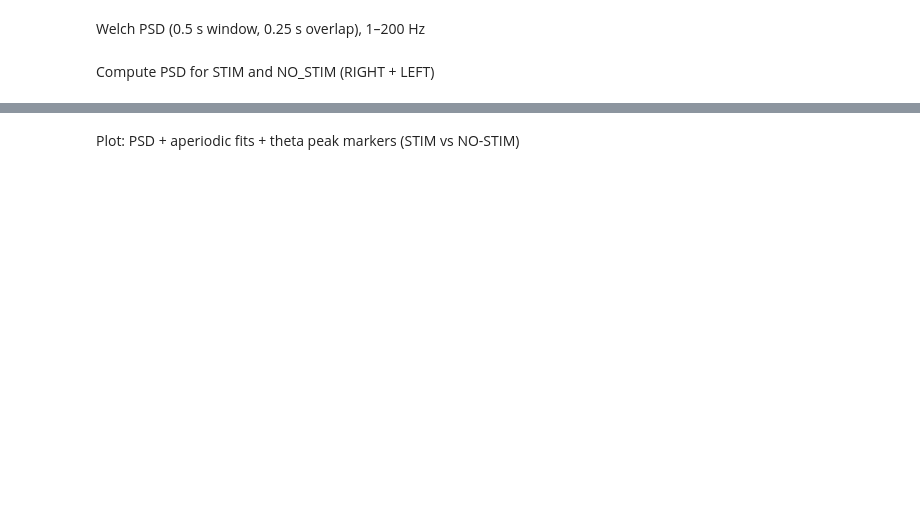
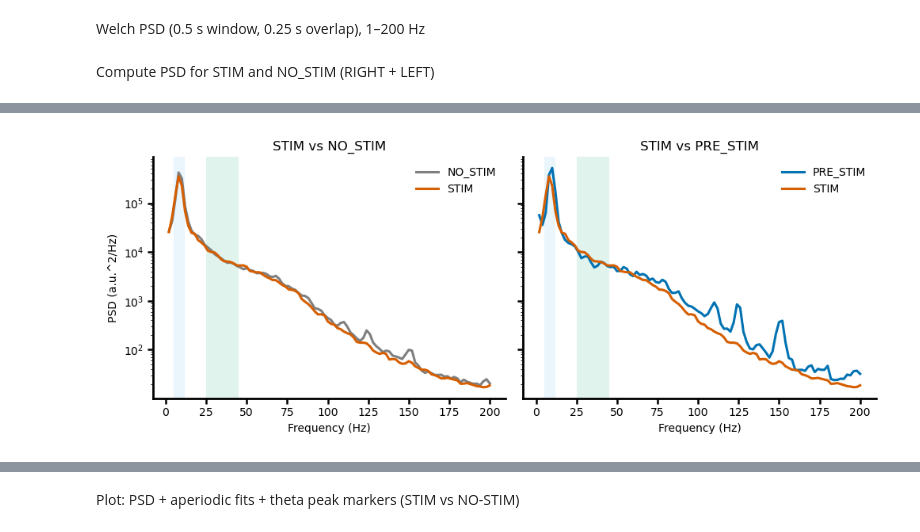
Before and after one commit to Koushouu/Cheeseboard, a Jupyter notebook: LFP/general/XM_PSD_theta.ipynb, the cells around one changed output, grey strips where cells are left out. Drawn from its saved outputs; the diff is of its cells as text; code cells hidden in the pictures; blank space fills up the shorter version.

```diff
--- a/LFP/general/XM_PSD_theta.ipynb
+++ b/LFP/general/XM_PSD_theta.ipynb
@@ -204,0 +284,18 @@ def ttl_exclusion_mask(n_samples, pulses_ds, fs, pad_s=1.0):
+# %%
+# ----------------------------
+# Pre-stim window (10 s before first train)
+# ----------------------------
+pre_stim_mask = np.zeros(n, dtype=bool)
+pre_stim_window_s = 10.0
+
+if stim_trains_ds is not None and len(stim_trains_ds) > 0:
+    first_start = int(stim_trains_ds[0, 0])
+    pre_len = int(round(pre_stim_window_s * fs))
+    s0 = max(0, first_start - pre_len)
+    e0 = max(0, first_start)
+    if e0 > s0:
+        pre_stim_mask[s0:e0] = True
+
+pre_stim_seconds = pre_stim_mask.sum() / fs
+print("pre-stim seconds:", pre_stim_seconds)
+print("first_start / fs", first_start / fs)
@@ -304,0 +475,69 @@ NO_STIM seconds: 90.709
+# %%
+# --- REQUIRED: lfp_ds, fs_ds, stim_mask, nostim_mask, pre_stim_mask already defined ---
+fs = float(fs_ds)
+
+print("STIM seconds:", stim_mask.sum() / fs)
+print("NO_STIM seconds:", nostim_mask.sum() / fs)
+print("PRE_STIM seconds:", pre_stim_mask.sum() / fs)
+
+pairs = {"RIGHT": (9, 15), "LEFT": (25, 27)}
+
+psd = {}  # psd[hemi][cond] = (f, Pxx)
+
+for hemi, (c1, c2) in pairs.items():
+    x = (lfp_ds[:, c1] - lfp_ds[:, c2]).astype(np.float32)
+
+    f, P_stim = welch_psd_from_mask(x, fs, stim_mask, win_s=0.5, overlap_s=0.25, fmin=1, fmax=200)
+    _, P_nostim = welch_psd_from_mask(x, fs, nostim_mask, win_s=0.5, overlap_s=0.25, fmin=1, fmax=200)
+    _, P_prestim  = welch_psd_from_mask(x, fs, pre_stim_mask, win_s=0.5, overlap_s=0.25, fmin=1, fmax=200)
+
+    psd[hemi] = {
+        "STIM": (f, P_stim),
+        "NO_STIM": (f, P_nostim),
+        "PRE_STIM": (f, P_prestim),
+    }
+
+# ---- Mean PSD across hemispheres ----
+f = psd["RIGHT"]["STIM"][0]
+P_stim_mean = np.mean([psd[h]["STIM"][1] for h in psd], axis=0)
+P_nostim_mean = np.mean([psd[h]["NO_STIM"][1] for h in psd], axis=0)
+P_prestim_mean = np.mean([psd[h]["PRE_STIM"][1] for h in psd], axis=0)
+
+theta_band = (5, 12)
+gamma_band = (25, 45)
+
+nostim_color = "#7f7f7f"
+prestim_color = "#0072B2"  # blue
+stim_color = "#D55E00"     # red/orange
+
+fig, axes = plt.subplots(1, 2, figsize=(10, 4), sharey=True)
+
+comparisons = [
+    ("NO_STIM", P_nostim_mean, "STIM vs NO_STIM", nostim_color),
+    ("PRE_STIM", P_prestim_mean, "STIM vs PRE_STIM", prestim_color),
+]
+
+for ax, (off_label, P_off, title, off_color) in zip(axes, comparisons):
+    # background bands
+    ax.axvspan(theta_band[0], theta_band[1], color="#56B4E9", alpha=0.12, lw=0)
+    ax.axvspan(gamma_band[0], gamma_band[1], color="#009E73", alpha=0.12, lw=0)
+
+    ax.semilogy(f, P_off, color=off_color, lw=2.2, label=off_label)
+    ax.semilogy(f, P_stim_mean, color=stim_color, lw=2.2, label="STIM")
+
+    ax.set_title(title)
+    ax.set_xlabel("Frequency (Hz)")
+    ax.grid(False)
+    ax.legend(frameon=False)
+
+    # publication-style axes
+    ax.spines["top"].set_visible(False)
+    ax.spines["right"].set_visible(False)
+    ax.spines["left"].set_linewidth(2.0)
+    ax.spines["bottom"].set_linewidth(2.0)
+    ax.tick_params(width=1.8, length=5)
+
+axes[0].set_ylabel("PSD (a.u.^2/Hz)")
+plt.tight_layout()
+plt.show()
+# %% [output]
@@ -305,3 +550,4 @@ NO_STIM seconds: 90.709
+[figure, added]
 # %%
 plt.figure(figsize=(10, 4))
 
```
Also changed, not shown: parts of 25 cells of this notebook, 1 other file.
